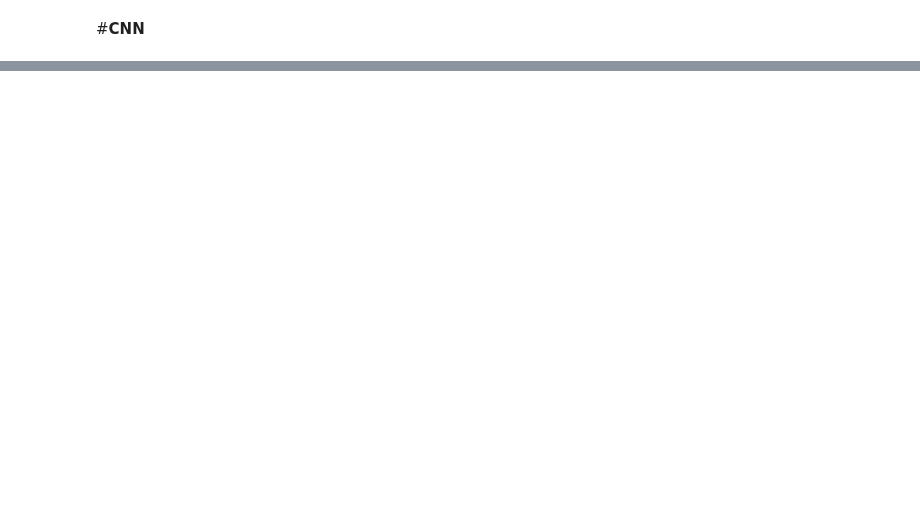
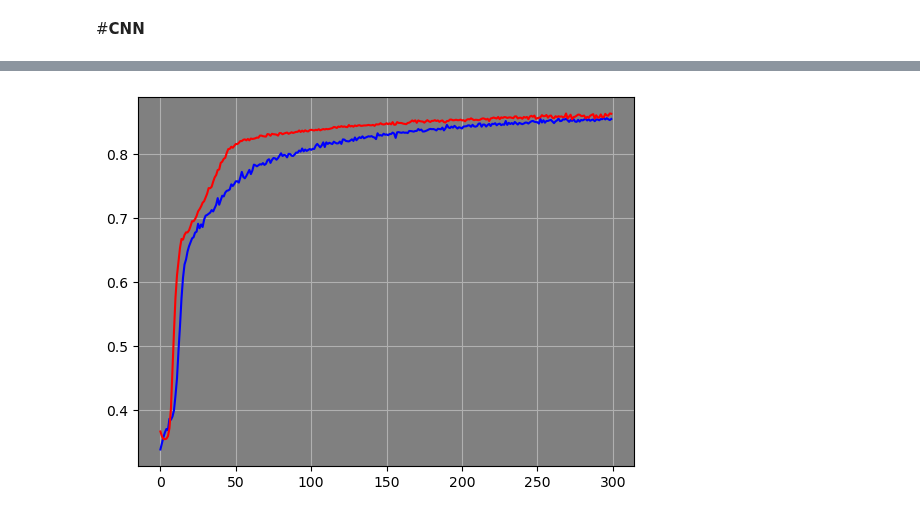
Before and after one commit to FaridRash/DATA-MINING-MACHINE-LEARNING-semester-2-, a Jupyter notebook: The Final Project/Notebooks/Farid/Farid_CNN_linux.ipynb, the cells around one changed output, grey strips where cells are left out. Saved outputs shown, nothing was run; the diff lists cells and outputs as text; code cells hidden in the pictures; blank space fills up the shorter version.

```diff
--- a/The Final Project/Notebooks/Farid/Farid_CNN_linux.ipynb
+++ b/The Final Project/Notebooks/Farid/Farid_CNN_linux.ipynb
@@ -310,0 +427,12 @@ plt.show()
+# %%
+acc_train = hist.history['accuracy']
+acc_test = hist.history['val_accuracy']
+
+plt.axes().set_facecolor('gray')
+plt.grid('True')
+
+
+plt.plot(acc_train, color='blue', label='Train acc');
+plt.plot(acc_test, color='red', label='Test acc');
+# %% [output]
+[figure, added]
```
Also changed, not shown: parts of 31 cells of this notebook.
